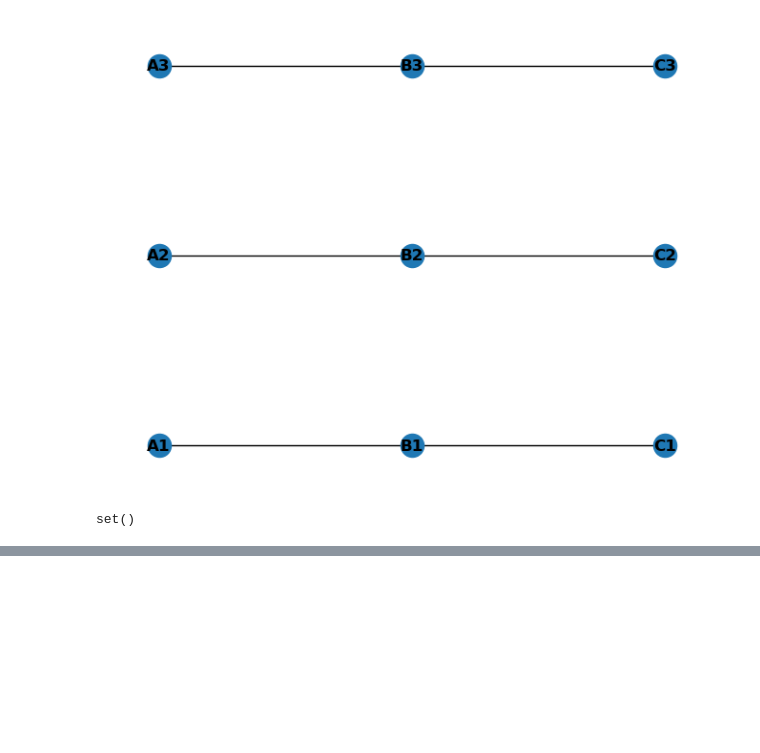
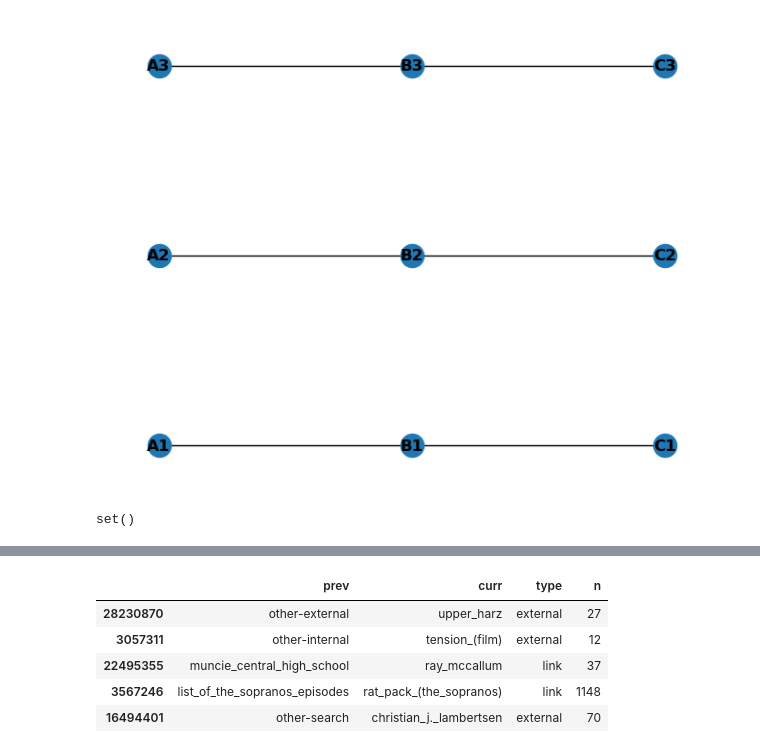
Before and after one commit to prithvidasgupta/si608, a Jupyter notebook: notebooks/pm-dev_data_explore.ipynb, the cells around one changed output, grey strips where cells are left out. Saved outputs shown, nothing was run; the diff lists cells and outputs as text; code cells hidden in the pictures; blank space fills up the shorter version.

```diff
--- a/notebooks/pm-dev_data_explore.ipynb
+++ b/notebooks/pm-dev_data_explore.ipynb
@@ -158,0 +318,9 @@ top
+# %%
+wiki_201901.sample(5)
+# %% [output]
+|  | prev | curr | type | n |
+| 28230870 | other-external | upper_harz | external | 27 |
+| 3057311 | other-internal | tension_(film) | external | 12 |
+| 22495355 | muncie_central_high_school | ray_mccallum | link | 37 |
+| 3567246 | list_of_the_sopranos_episodes | rat_pack_(the_sopranos) | link | 1148 |
+| 16494401 | other-search | christian_j._lambertsen | external | 70 |
```
Also changed, not shown: parts of 18 cells of this notebook, 1 other file.
